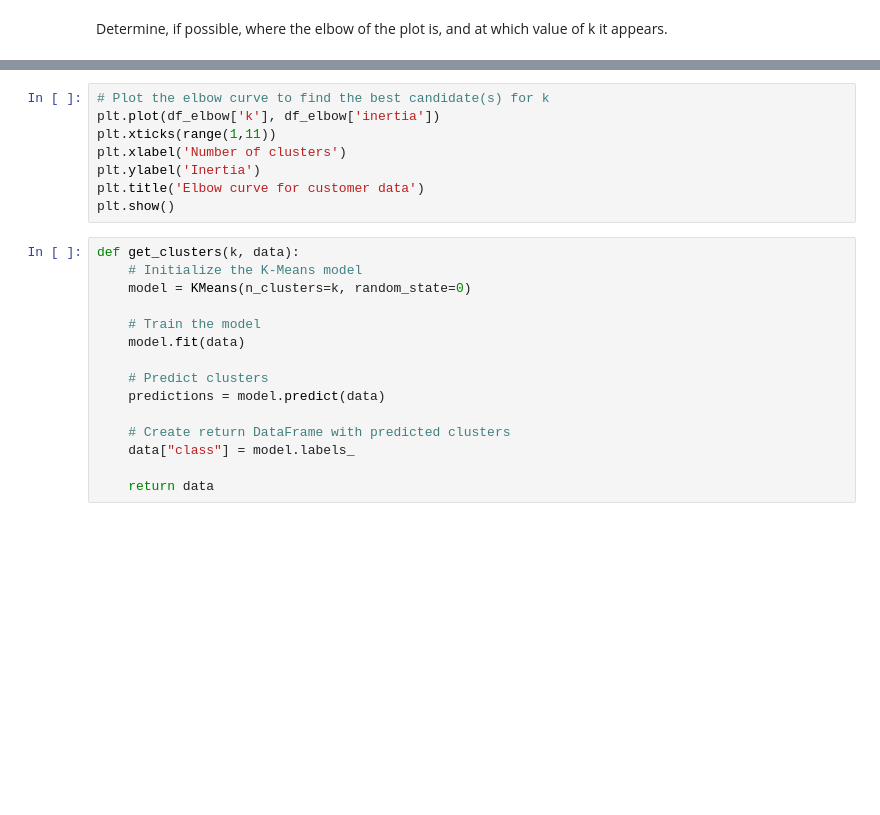
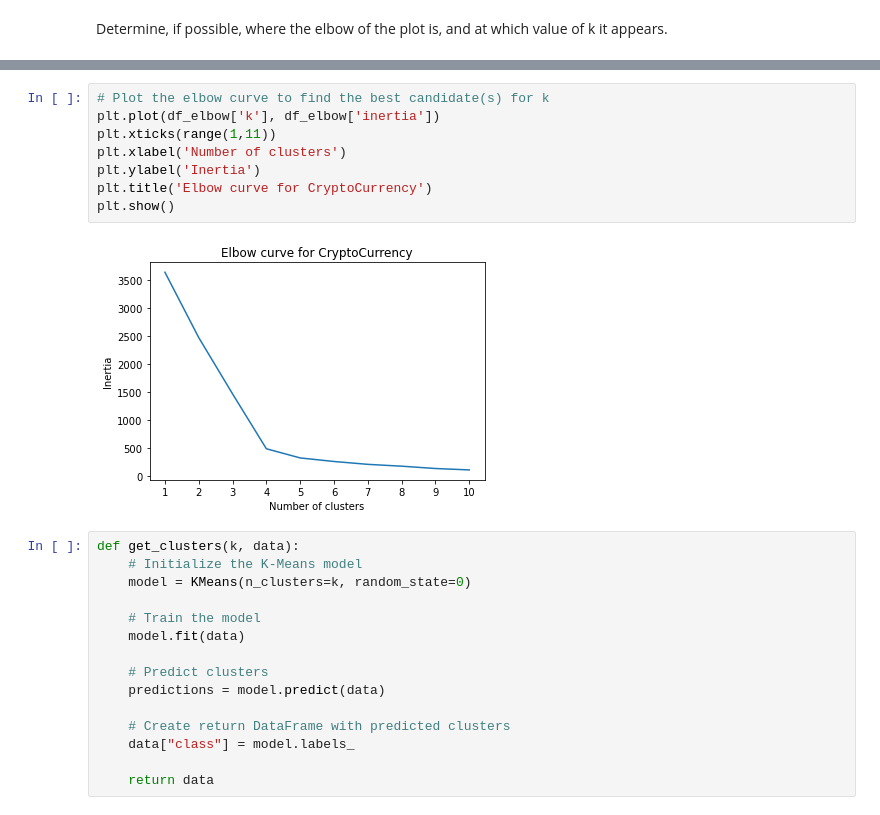
Before and after one commit to mdebone/cryptocurrency_clusters_challenge, a Jupyter notebook: cryptocurrency_clusters.wip.ipynb, the cells around one changed output, grey strips where cells are left out. Saved outputs shown, nothing was run; the diff lists cells and outputs as text; blank space fills up the shorter version.

```diff
--- a/cryptocurrency_clusters.wip.ipynb
+++ b/cryptocurrency_clusters.wip.ipynb
@@ -373,11 +432,13 @@ df_elbow.head(10)
 # %%
 # Plot the elbow curve to find the best candidate(s) for k
 plt.plot(df_elbow['k'], df_elbow['inertia'])
 plt.xticks(range(1,11))
 plt.xlabel('Number of clusters')
 plt.ylabel('Inertia')
-plt.title('Elbow curve for customer data')
+plt.title('Elbow curve for CryptoCurrency')
 plt.show()
+# %% [output]
+[figure, added]
 # %%
 def get_clusters(k, data):
     # Initialize the K-Means model
```
Also changed, not shown: parts of 22 cells of this notebook, 1 other file.
